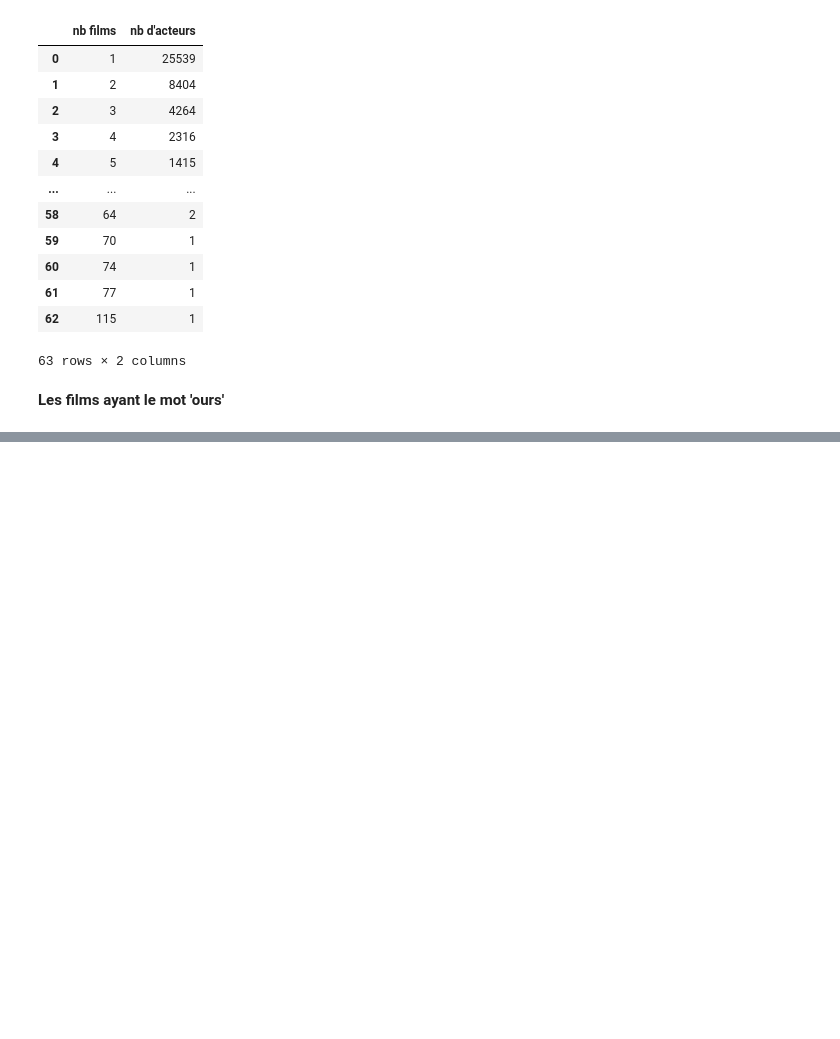
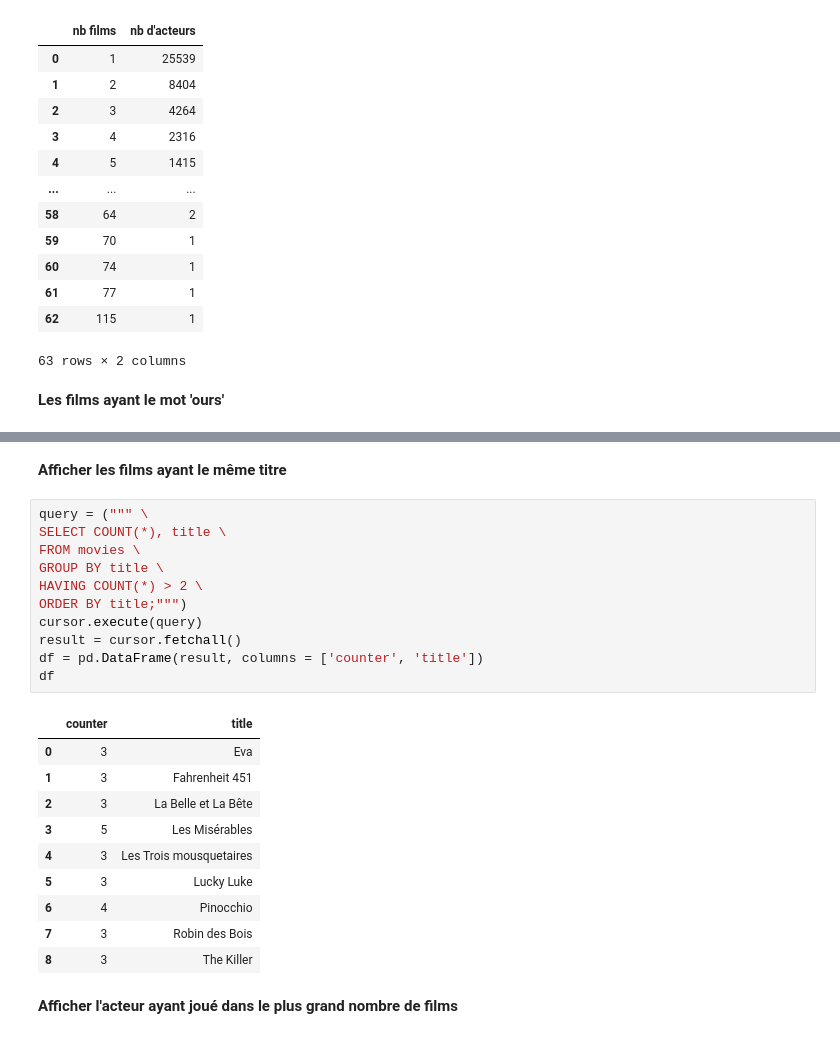
Before and after one commit to Franck-LF/projectBlock1, a Jupyter notebook: DBmovies.ipynb, the cells around one changed output, grey strips where cells are left out. Saved outputs shown, nothing was run; the diff lists cells and outputs as text; blank space fills up the shorter version.

```diff
--- a/DBmovies.ipynb
+++ b/DBmovies.ipynb
@@ -670,3 +690,29 @@ df
 | 6 | d17a6c79-7643-46ca-bc87-14a66f5c072a | Des Mains en or | Gifted Hands: The Ben Carson Story | 86 | 2023-02-01 | 388 | 25 | f143237a-4872-4992-a797-ced0ea197879 | 3.9 |
 | 7 | df380591-1c22-4274-8ac3-4fba6df773b3 | Laisse tes mains sur mes hanches | Laisse tes mains sur mes hanches | 111 | 2003-04-02 | 761 | 52 | e5cd60ec-4833-4c87-b81d-d0886e8ebb0e | 2.3 |
 | 8 | e9242bc9-d7f3-4b69-a4da-bc301fb17b3b | Petites mains | Petites mains | 87 | 2024-05-01 | 866 | 181 | 766b106c-efe2-49f3-a48f-1f26abf6e225 | 3.5 |
+# %% [markdown]
+**Afficher les films ayant le même titre**
+# %%
+query = (""" \
+SELECT COUNT(*), title \
+FROM movies \
+GROUP BY title \
+HAVING COUNT(*) > 2 \
+ORDER BY title;""")
+cursor.execute(query)
+result = cursor.fetchall()
+df = pd.DataFrame(result, columns = ['counter', 'title'])
+df
+# %% [output]
+|  | counter | title |
+| 0 | 3 | Eva |
+| 1 | 3 | Fahrenheit 451 |
+| 2 | 3 | La Belle et La Bête |
+| 3 | 5 | Les Misérables |
+| 4 | 3 | Les Trois mousquetaires |
+| 5 | 3 | Lucky Luke |
+| 6 | 4 | Pinocchio |
+| 7 | 3 | Robin des Bois |
+| 8 | 3 | The Killer |
+# %% [markdown]
+**Afficher l'acteur ayant joué dans le plus grand nombre de films**
```
Also changed, not shown: parts of 6 cells of this notebook.
